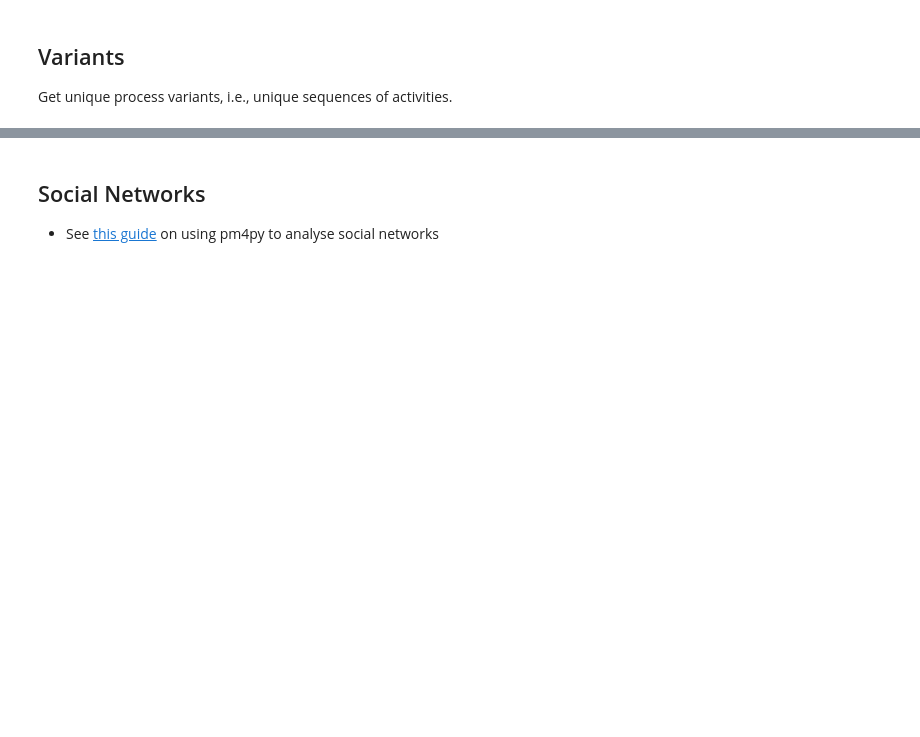
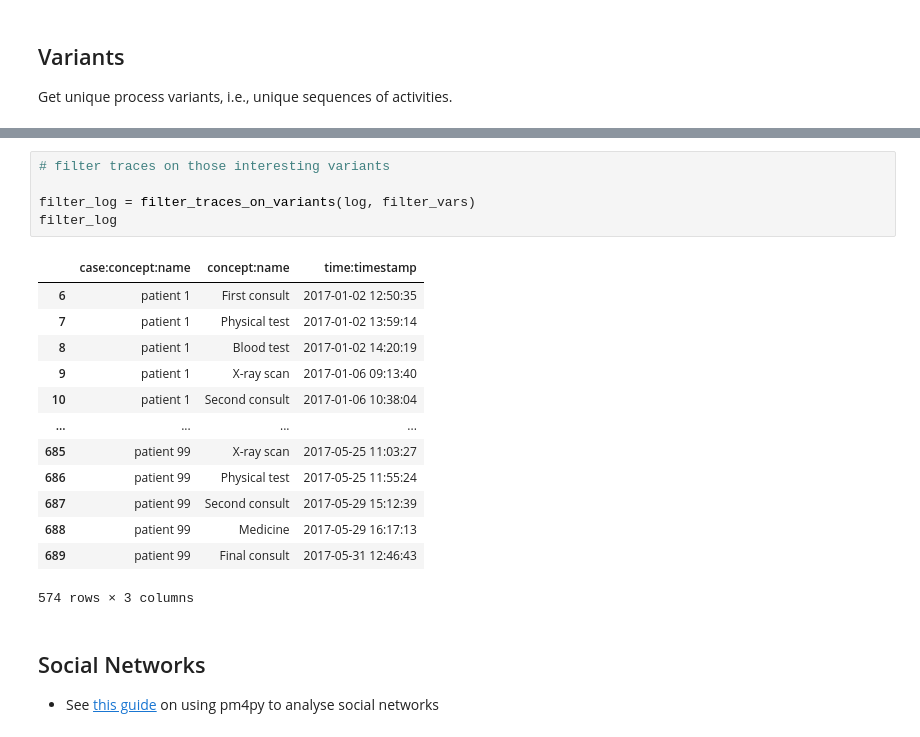
Before and after one commit to william-vw/pm4py_tutorial, a Jupyter notebook: PatientPathways.ipynb, the cells around one changed output, grey strips where cells are left out. Cells and saved outputs as stored; diff of their text form; blank space fills up the shorter version.

```diff
--- a/PatientPathways.ipynb
+++ b/PatientPathways.ipynb
@@ -414,3 +481,22 @@ NameError: name 'pm4py' is not defined
+# %%
+# filter traces on those interesting variants
+
+filter_log = filter_traces_on_variants(log, filter_vars)
+filter_log
+# %% [output]
+|  | case:concept:name | concept:name | time:timestamp |
+| 6 | patient 1 | First consult | 2017-01-02 12:50:35 |
+| 7 | patient 1 | Physical test | 2017-01-02 13:59:14 |
+| 8 | patient 1 | Blood test | 2017-01-02 14:20:19 |
+| 9 | patient 1 | X-ray scan | 2017-01-06 09:13:40 |
+| 10 | patient 1 | Second consult | 2017-01-06 10:38:04 |
+| ... | ... | ... | ... |
+| 685 | patient 99 | X-ray scan | 2017-05-25 11:03:27 |
+| 686 | patient 99 | Physical test | 2017-05-25 11:55:24 |
+| 687 | patient 99 | Second consult | 2017-05-29 15:12:39 |
+| 688 | patient 99 | Medicine | 2017-05-29 16:17:13 |
+| 689 | patient 99 | Final consult | 2017-05-31 12:46:43 |
+574 rows × 3 columns
 # %% [markdown]
 ## Social Networks
 
```
Also changed, not shown: parts of 18 cells of this notebook, 2 other files.
